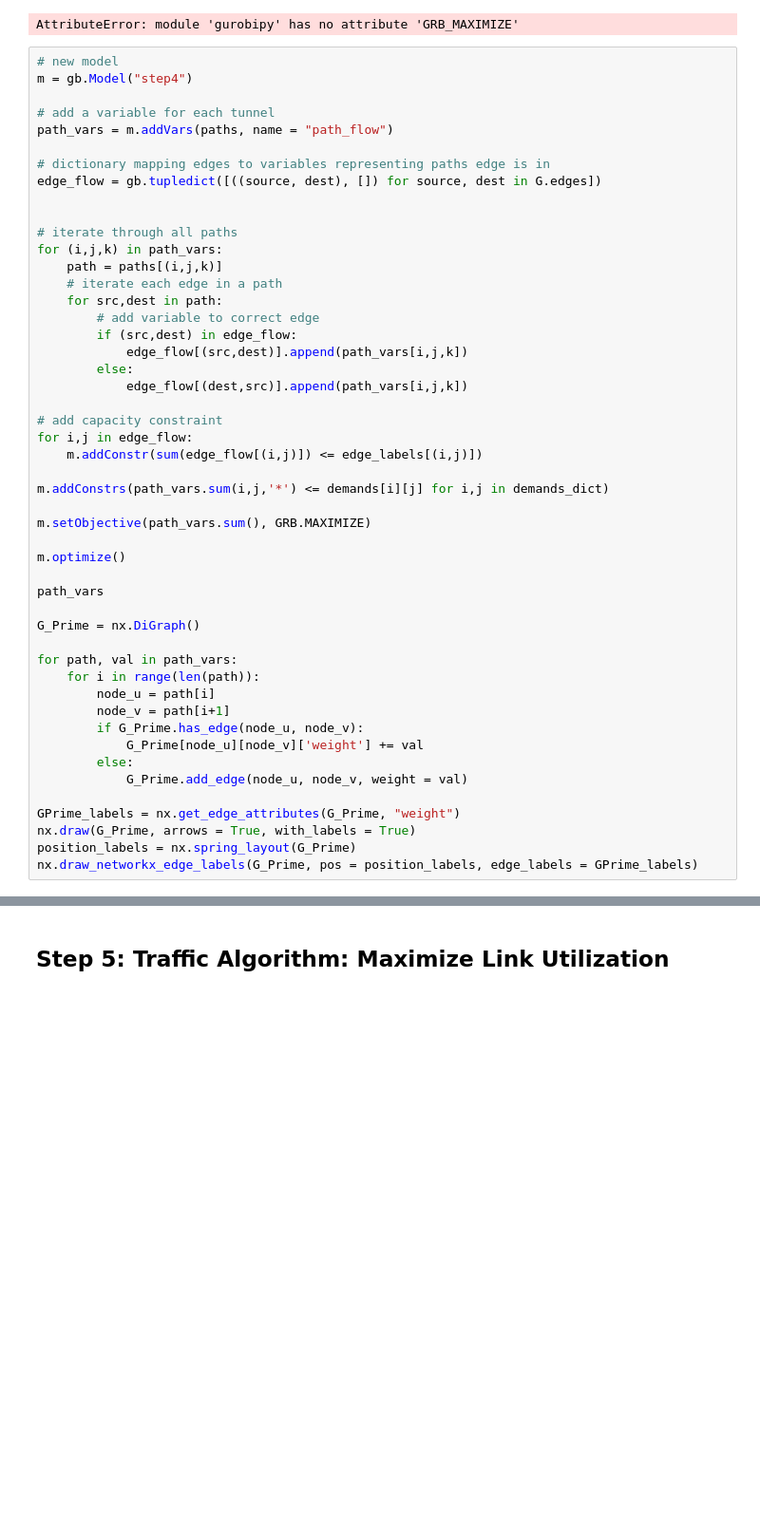
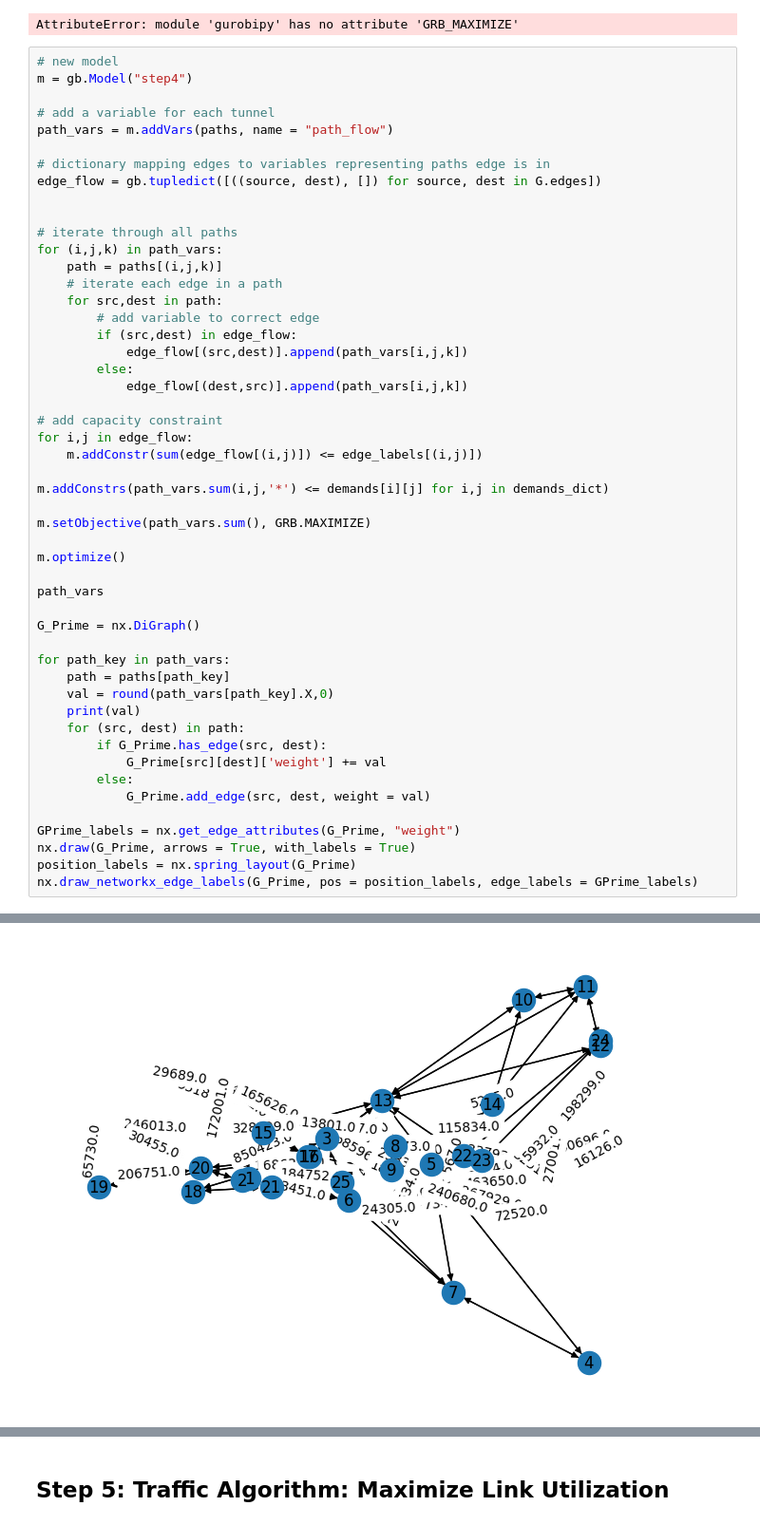
Before and after one commit to paulrrsachs/CS4450-Traffic-Engineering, a Jupyter notebook: traffic_engineering.ipynb, the cells around one changed output, grey strips where cells are left out. Shown: that part at 95% size. Saved outputs shown, nothing was run; the diff lists cells and outputs as text; blank space fills up the shorter version.

Commit message:
fix visualize step 4

```diff
--- a/traffic_engineering.ipynb
+++ b/traffic_engineering.ipynb
@@ -172,14 +170,15 @@ path_vars
 
 G_Prime = nx.DiGraph()
 
-for path, val in path_vars:
-    for i in range(len(path)):
-        node_u = path[i]
-        node_v = path[i+1]
-        if G_Prime.has_edge(node_u, node_v):
-            G_Prime[node_u][node_v]['weight'] += val
+for path_key in path_vars:
+    path = paths[path_key]
+    val = round(path_vars[path_key].X,0)
+    print(val)
+    for (src, dest) in path:
+        if G_Prime.has_edge(src, dest):
+            G_Prime[src][dest]['weight'] += val
         else:
-            G_Prime.add_edge(node_u, node_v, weight = val)
+            G_Prime.add_edge(src, dest, weight = val)
 
 GPrime_labels = nx.get_edge_attributes(G_Prime, "weight")
 nx.draw(G_Prime, arrows = True, with_labels = True)
@@ -222,0 +222 @@ Optimal objective  5.529334647e+06
+[figure, added]
```
Also changed, not shown: parts of 5 cells of this notebook.
